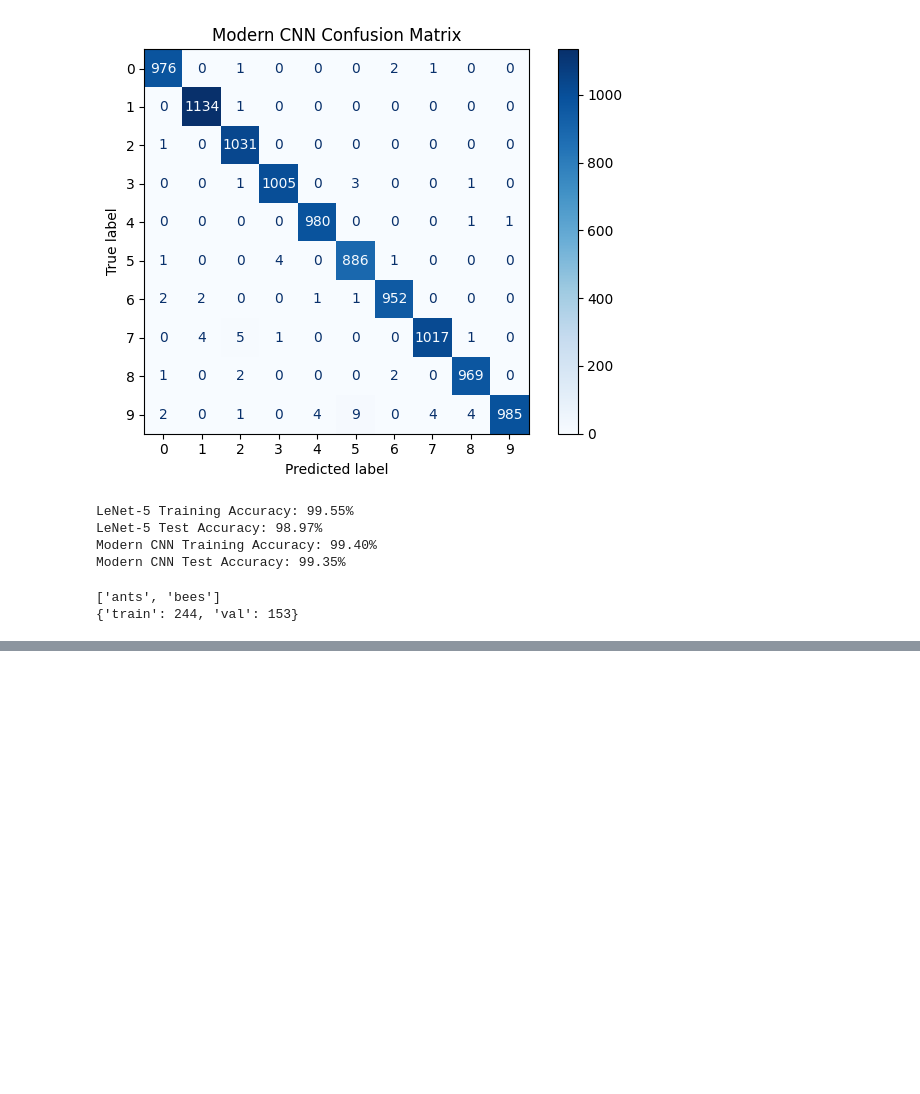
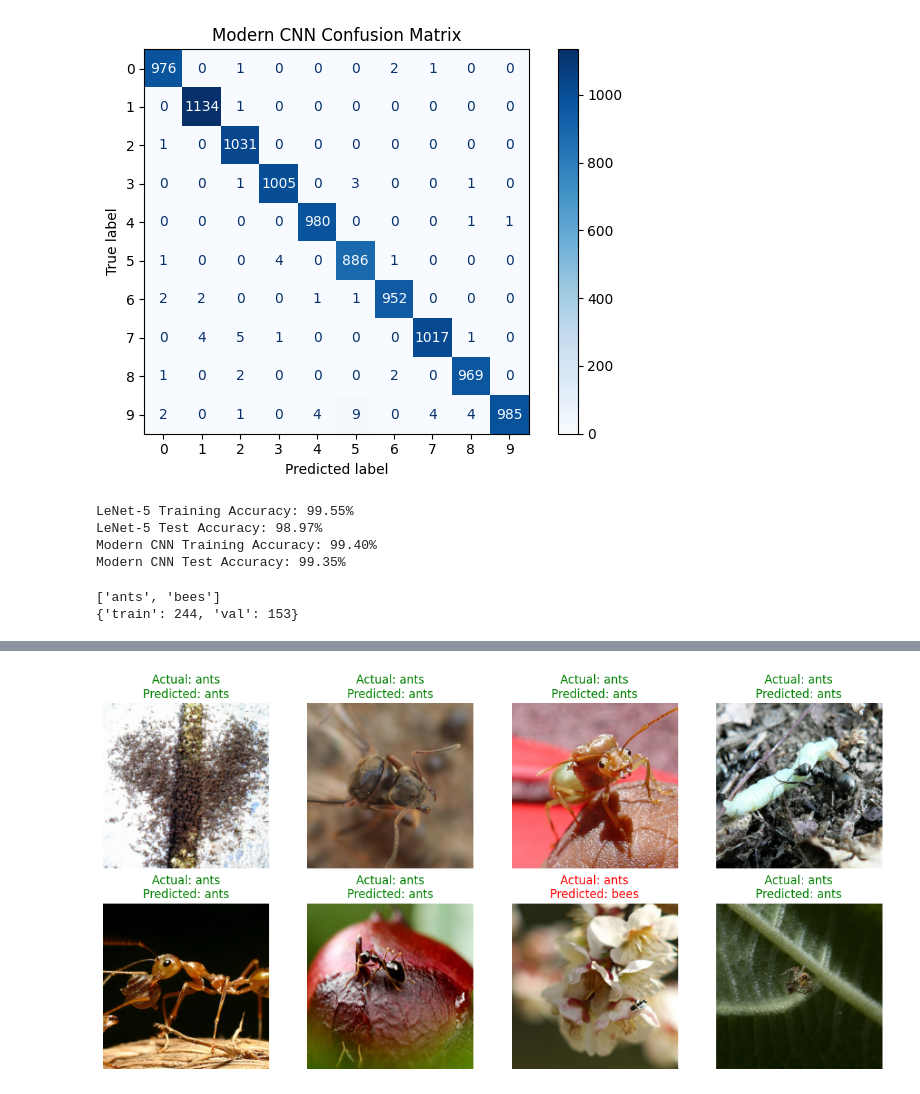
Before and after one commit to NethsanduKumarasinghe/EN3160_Assignment_03, a Jupyter notebook: EN3160_Assignment_03.ipynb, the cells around one changed output, grey strips where cells are left out. Cells and saved outputs as stored; diff of their text form; code cells hidden in the pictures; blank space fills up the shorter version.

```diff
--- a/EN3160_Assignment_03.ipynb
+++ b/EN3160_Assignment_03.ipynb
@@ -728,0 +750,7 @@ def train_model(model, criterion, optimizer, num_epochs=10):
+# %%
+model_ft, history_ft = train_model(
+    model_ft,
+    criterion,
+    optimizer_ft,
+    num_epochs=10
+)
@@ -728,0 +775,36 @@ def train_model(model, criterion, optimizer, num_epochs=10):
+# %%
+# Visualize Fine-tuning Predictions
+
+model_ft.eval()
+
+inputs, labels = next(iter(dataloaders['val']))
+inputs_device = inputs.to(device)
+
+with torch.no_grad():
+    outputs = model_ft(inputs_device)
+    predictions = outputs.argmax(dim=1)
+
+fig, axes = plt.subplots(2, 4, figsize=(12, 6))
+axes = axes.flatten()
+
+mean = torch.tensor([0.485, 0.456, 0.406]).view(3, 1, 1)
+std = torch.tensor([0.229, 0.224, 0.225]).view(3, 1, 1)
+
+for i, ax in enumerate(axes):
+    image = inputs[i] * std + mean
+    image = image.permute(1, 2, 0).clamp(0, 1)
+
+    actual = class_names[labels[i].item()]
+    predicted = class_names[predictions[i].item()]
+
+    ax.imshow(image)
+    ax.set_title(
+        f"Actual: {actual}\nPredicted: {predicted}",
+        color='green' if actual == predicted else 'red'
+    )
+    ax.axis('off')
+
+plt.tight_layout()
+plt.show()
+# %% [output]
+[figure, added]
```
Also changed, not shown: parts of 8 cells of this notebook.
